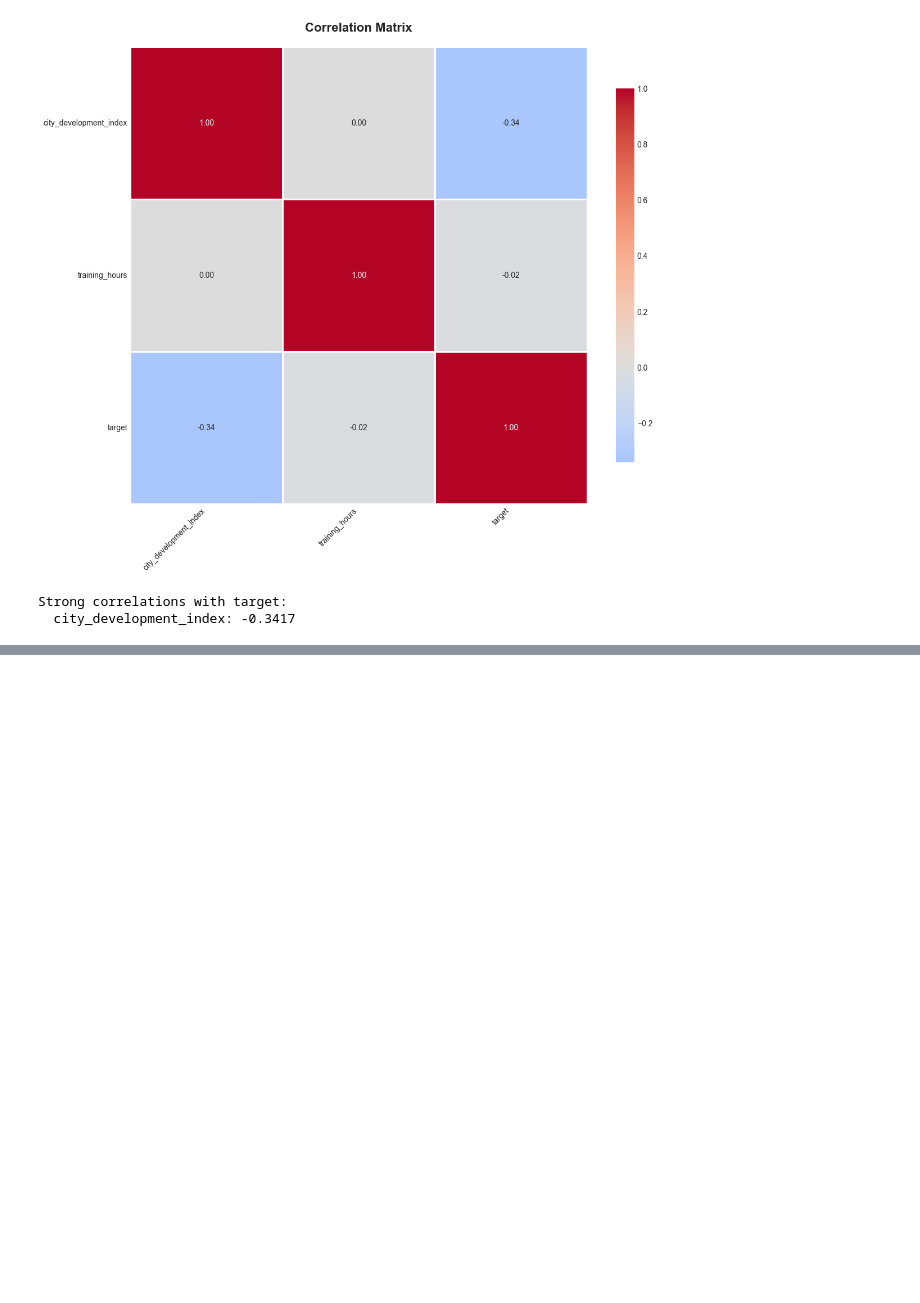
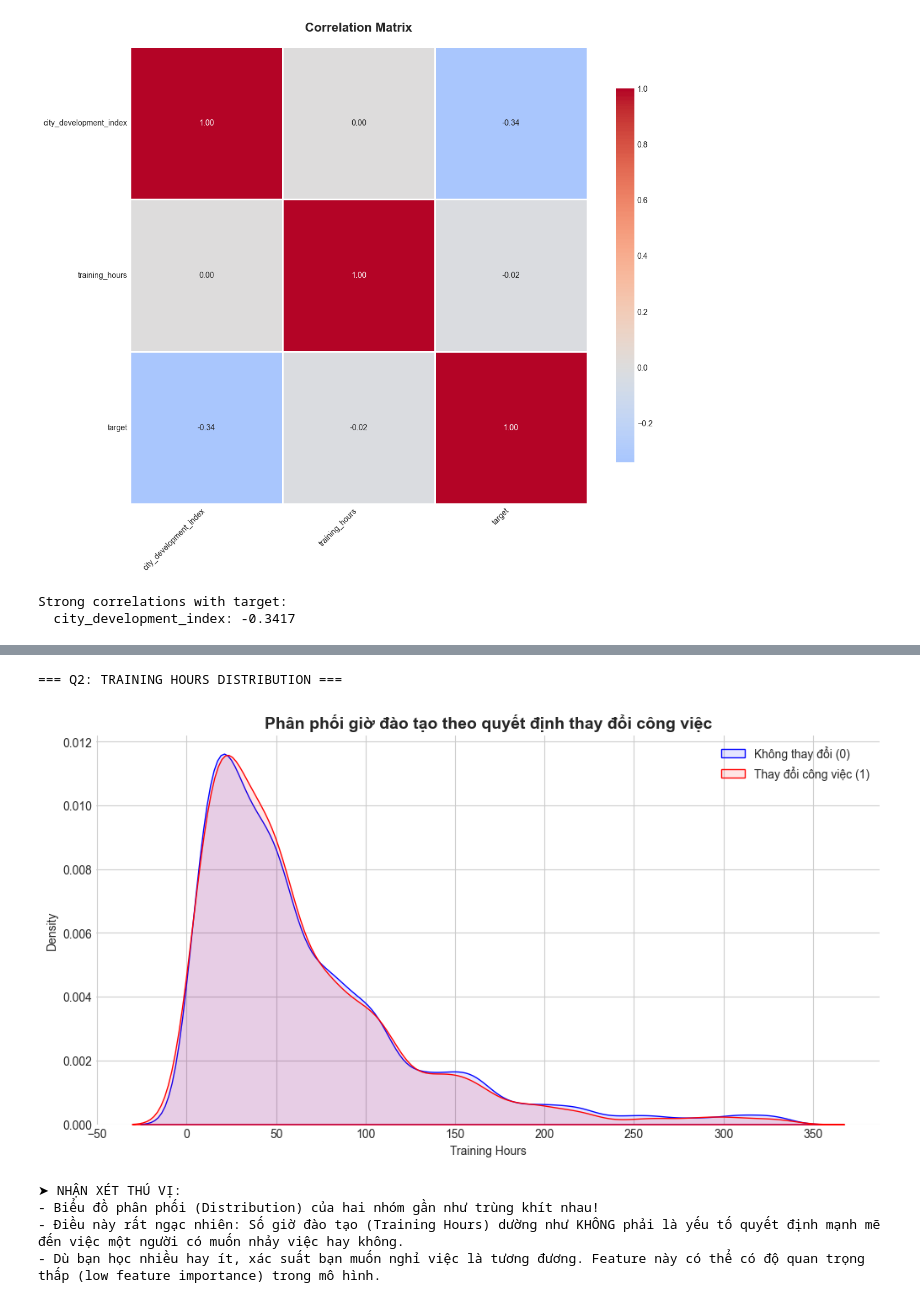
Before and after one commit to LeMinhNhat2901/HR_Analytics_Job_Change_of_Data_Scientists, a Jupyter notebook: notebooks/01_data_exploration.ipynb, the cells around one changed output, grey strips where cells are left out. Cells and saved outputs as stored; diff of their text form; code cells hidden in the pictures; blank space fills up the shorter version.

```diff
--- a/notebooks/01_data_exploration.ipynb
+++ b/notebooks/01_data_exploration.ipynb
@@ -359,0 +344,47 @@ CDI High: 16.03% muốn thay đổi công việc
+# %%
+# Research Question 2 - Training Hours Distribution
+print("\n=== Q2: TRAINING HOURS DISTRIBUTION ===\n")
+
+train_hours_idx = headers.index('training_hours')
+target_idx = headers.index('target')
+
+# Chuyển đổi training_hours sang float để vẽ biểu đồ
+# Xử lý missing values bằng cách bỏ qua hoặc điền median tạm thời
+th_data = data[:, train_hours_idx]
+# Fill missing tạm thời bằng median để không lỗi code vẽ
+th_numeric = []
+for val in th_data:
+    try:
+        th_numeric.append(float(val))
+    except:
+        th_numeric.append(np.nan)
+th_numeric = np.array(th_numeric)
+# Fill nan = median
+th_numeric[np.isnan(th_numeric)] = np.nanmedian(th_numeric)
+
+target_data = data[:, target_idx].astype(float)
+
+# Vẽ biểu đồ KDE (Kernel Density Estimate)
+plt.figure(figsize=(12, 6))
+sns.kdeplot(th_numeric[target_data == 0], color='blue', label='Không thay đổi (0)', fill=True, alpha=0.1)
+sns.kdeplot(th_numeric[target_data == 1], color='red', label='Thay đổi công việc (1)', fill=True, alpha=0.1)
+
+plt.title('Phân phối giờ đào tạo theo quyết định thay đổi công việc', fontsize=14, fontweight='bold')
+plt.xlabel('Training Hours')
+plt.ylabel('Density')
+plt.legend()
+plt.show()
+
+print("""
+➤ NHẬN XÉT THÚ VỊ:
+- Biểu đồ phân phối (Distribution) của hai nhóm gần như trùng khít nhau!
+- Điều này rất ngạc nhiên: Số giờ đào tạo (Training Hours) dường như KHÔNG phải là yếu tố quyết định mạnh mẽ đến việc một người có muốn nhảy việc hay không.
+- Dù bạn học nhiều hay ít, xác suất bạn muốn nghỉ việc là tương đương. Feature này có thể có độ quan trọng thấp (low feature importance) trong mô hình.
+""")
+# %% [output]
+=== Q2: TRAINING HOURS DISTRIBUTION ===
+[figure, added]
+➤ NHẬN XÉT THÚ VỊ:
+- Biểu đồ phân phối (Distribution) của hai nhóm gần như trùng khít nhau!
+- Điều này rất ngạc nhiên: Số giờ đào tạo (Training Hours) dường như KHÔNG phải là yếu tố quyết định mạnh mẽ đến việc một người có muốn nhảy việc hay không.
+- Dù bạn học nhiều hay ít, xác suất bạn muốn nghỉ việc là tương đương. Feature này có thể có độ quan trọng thấp (low feature importance) trong mô hình.
```
Also changed, not shown: parts of 17 cells of this notebook, 17 other files.
